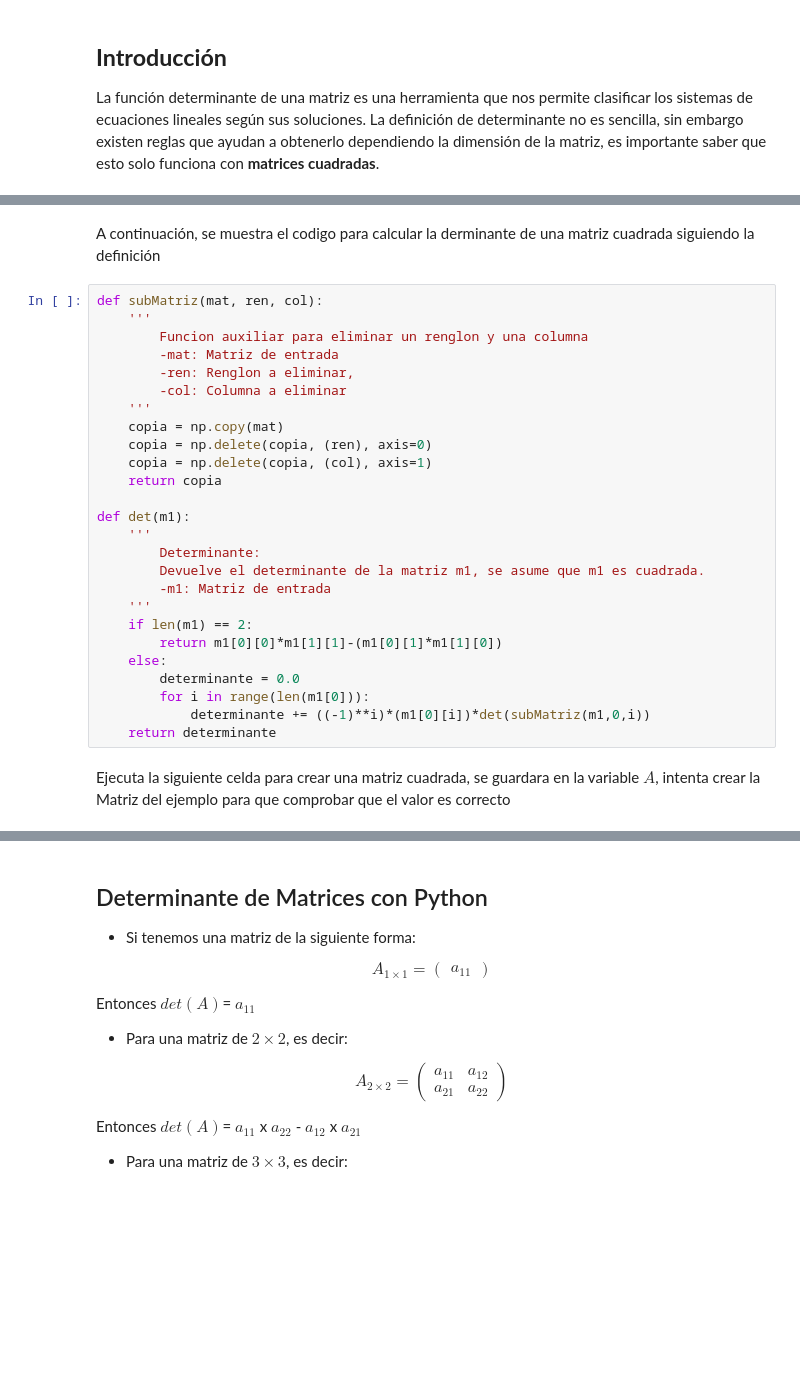
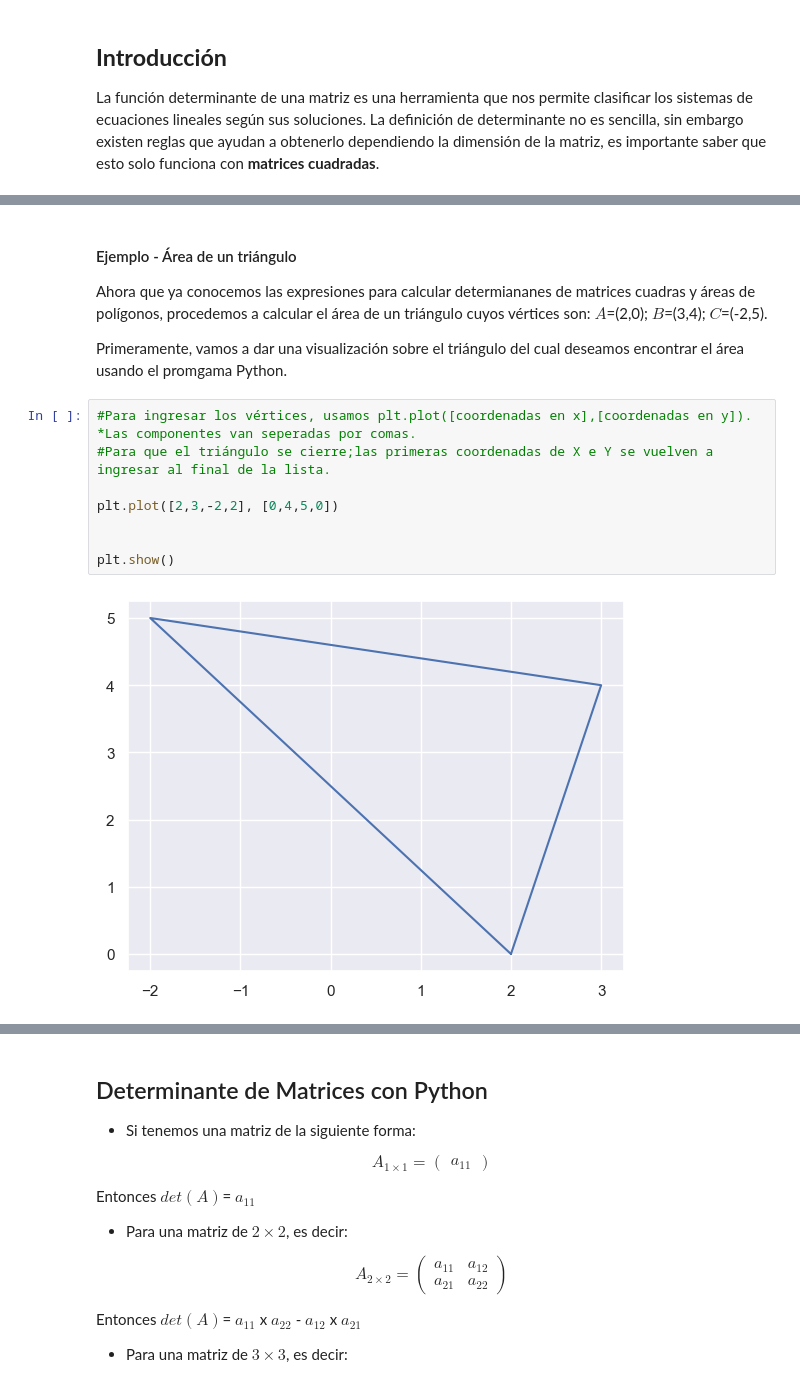
Before and after one commit to luiggix/SS_provisional, a Jupyter notebook: Natalia/Determinantes/Determinantes_.ipynb, the cells around one changed output, grey strips where cells are left out. Drawn from its saved outputs; the diff is of its cells as text; blank space fills up the shorter version.

```diff
--- a/Natalia/Determinantes/Determinantes_.ipynb
+++ b/Natalia/Determinantes/Determinantes_.ipynb
@@ -80,30 +101,16 @@ $det(A)
 # %% [markdown]
-A continuación, se muestra el codigo para calcular la derminante de una matriz cuadrada siguiendo la definición
+<a name='3-1-1'></a>
+#### Ejemplo - Área de un triángulo
+Ahora que ya conocemos las expresiones para calcular determiananes de matrices cuadras y áreas de polígonos, procedemos a calcular el área de un triángulo cuyos vértices son: $A$=(2,0); $B$=(3,4); $C$=(-2,5).
+
+Primeramente, vamos a dar una visualización sobre el triángulo del cual deseamos encontrar el área usando el promgama Python.
 # %%
-def subMatriz(mat, ren, col):
-    '''
-        Funcion auxiliar para eliminar un renglon y una columna
-        -mat: Matriz de entrada
-        -ren: Renglon a eliminar,
-        -col: Columna a eliminar
-    '''
-    copia = np.copy(mat)
-    copia = np.delete(copia, (ren), axis=0)
-    copia = np.delete(copia, (col), axis=1)
-    return copia
+#Para ingresar los vértices, usamos plt.plot([coordenadas en x],[coordenadas en y]). *Las componentes van seperadas por comas.
+#Para que el triángulo se cierre;las primeras coordenadas de X e Y se vuelven a ingresar al final de la lista.
 
-def det(m1):
-    '''
-        Determinante:
-        Devuelve el determinante de la matriz m1, se asume que m1 es cuadrada.
-        -m1: Matriz de entrada
-    '''
-    if len(m1) == 2:
-        return m1[0][0]*m1[1][1]-(m1[0][1]*m1[1][0])
-    else:
-        determinante = 0.0
-        for i in range(len(m1[0])):
-            determinante += ((-1)**i)*(m1[0][i])*det(subMatriz(m1,0,i))
-    return determinante
+plt.plot([2,3,-2,2], [0,4,5,0])
+
+
+plt.show()
+# %% [output]
+[figure, added]
-# %% [markdown]
-Ejecuta la siguiente celda para crear una matriz cuadrada, se guardara en la variable $A$, intenta crear la Matriz del ejemplo para que comprobar que el valor es correcto
```
Also changed, not shown: parts of 25 cells of this notebook, 2 other files.
